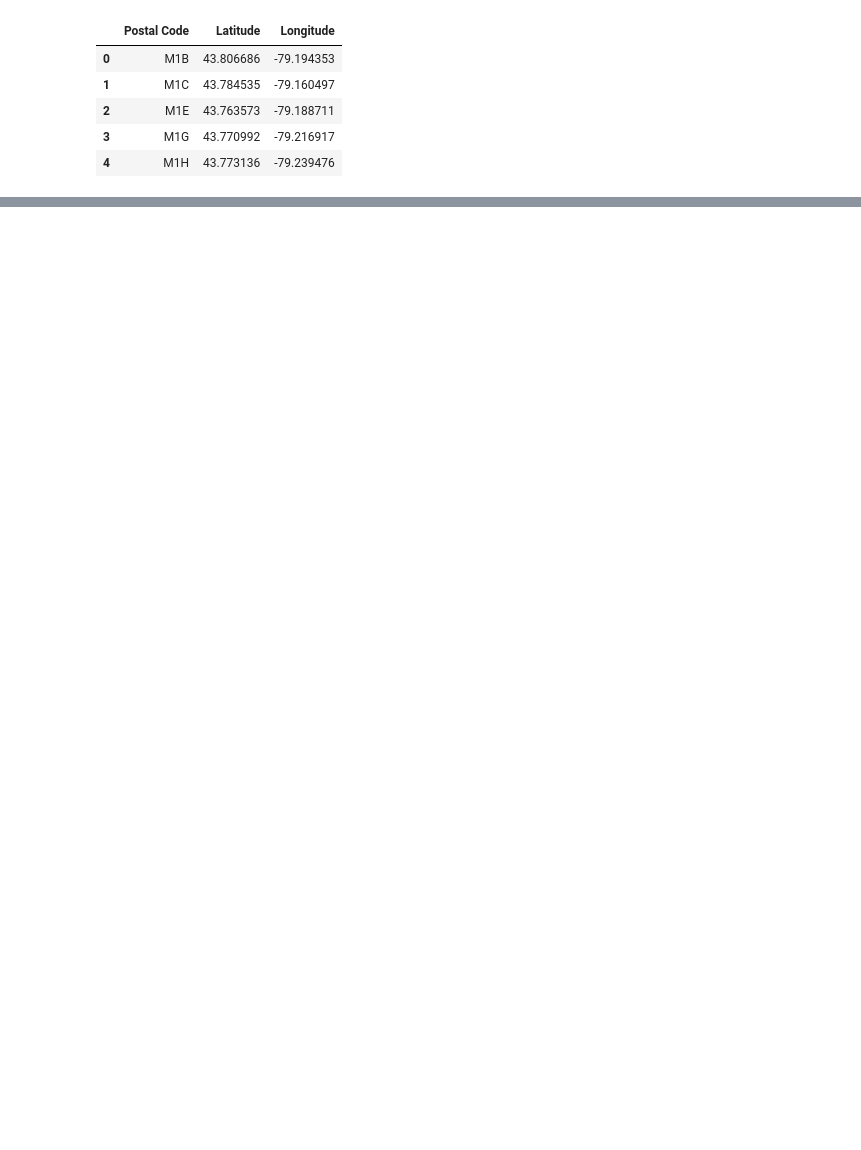
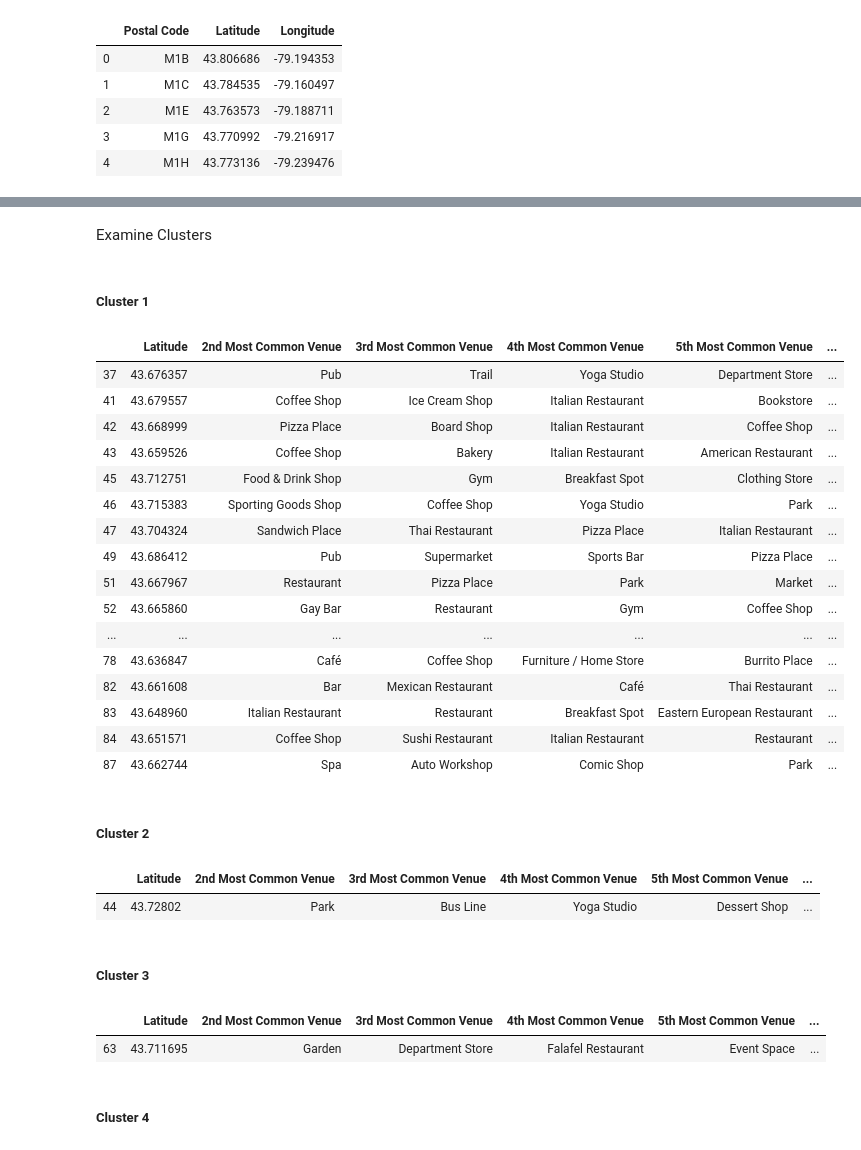
Before and after one commit to cocoftn/Recommander-System, a Jupyter notebook: capstone-2.ipynb, the cells around one changed output, grey strips where cells are left out. Cells and saved outputs as stored; diff of their text form; code cells hidden in the pictures; blank space fills up the shorter version.

```diff
--- a/capstone-2.ipynb
+++ b/capstone-2.ipynb
@@ -109,0 +309,3 @@ merged_df.head()
+# %%
+toronto_grouped = toronto_onehot.groupby('Neighborhood').mean().reset_index()
+toronto_grouped.head()
@@ -109,0 +339,6 @@ merged_df.head()
+# %%
+def return_most_common_venues(row, num_top_venues):
+    row_categories = row.iloc[1:]
+    row_categories_sorted = row_categories.sort_values(ascending=False)
+
+    return row_categories_sorted.index.values[0:num_top_venues]
@@ -109,0 +347,21 @@ merged_df.head()
+# %%
+num_top_venues = 10
+
+indicators = ['st', 'nd', 'rd']
+
+# create columns according to number of top venues
+columns = ['Neighborhood']
+for ind in np.arange(num_top_venues):
+    try:
+        columns.append('{}{} Most Common Venue'.format(ind+1, indicators[ind]))
+    except:
+        columns.append('{}th Most Common Venue'.format(ind+1))
+
+# create a new dataframe
+neighborhoods_venues_sorted = pd.DataFrame(columns=columns)
+neighborhoods_venues_sorted['Neighborhood'] = toronto_grouped['Neighborhood']
+
+for ind in np.arange(toronto_grouped.shape[0]):
+    neighborhoods_venues_sorted.iloc[ind, 1:] = return_most_common_venues(toronto_grouped.iloc[ind, :], num_top_venues)
+
+neighborhoods_venues_sorted.head()
@@ -109,0 +375,8 @@ merged_df.head()
+# %%
+# add clustering labels
+neighborhoods_venues_sorted.insert(0, 'Cluster Labels', kmeans.labels_)
+
+toronto_merged = df_toronto[['Neighborhood','Latitude','Longitude']].drop_duplicates()
+
+# merge toronto_grouped with toronto_data to add latitude/longitude for each neighborhood
+toronto_merged = toronto_merged.join(neighborhoods_venues_sorted.set_index('Neighborhood'), on='Neighborhood')
@@ -109,0 +422,40 @@ merged_df.head()
+# %% [markdown]
+Examine Clusters
+# %% [markdown]
+##### Cluster 1
+# %%
+toronto_merged.loc[toronto_merged['Cluster Labels'] == 0, toronto_merged.columns[[1] + list(range(5, toronto_merged.shape[1]))]]
+# %% [output]
+|  | Latitude | 2nd Most Common Venue | 3rd Most Common Venue | 4th Most Common Venue | 5th Most Common Venue | ... |
+| 37 | 43.676357 | Pub | Trail | Yoga Studio | Department Store | ... |
+| 41 | 43.679557 | Coffee Shop | Ice Cream Shop | Italian Restaurant | Bookstore | ... |
+| 42 | 43.668999 | Pizza Place | Board Shop | Italian Restaurant | Coffee Shop | ... |
+| 43 | 43.659526 | Coffee Shop | Bakery | Italian Restaurant | American Restaurant | ... |
+| 45 | 43.712751 | Food & Drink Shop | Gym | Breakfast Spot | Clothing Store | ... |
+| 46 | 43.715383 | Sporting Goods Shop | Coffee Shop | Yoga Studio | Park | ... |
+| 47 | 43.704324 | Sandwich Place | Thai Restaurant | Pizza Place | Italian Restaurant | ... |
+| 49 | 43.686412 | Pub | Supermarket | Sports Bar | Pizza Place | ... |
+| 51 | 43.667967 | Restaurant | Pizza Place | Park | Market | ... |
+| 52 | 43.665860 | Gay Bar | Restaurant | Gym | Coffee Shop | ... |
+| ... | ... | ... | ... | ... | ... | ... |
+| 78 | 43.636847 | Café | Coffee Shop | Furniture / Home Store | Burrito Place | ... |
+| 82 | 43.661608 | Bar | Mexican Restaurant | Café | Thai Restaurant | ... |
+| 83 | 43.648960 | Italian Restaurant | Restaurant | Breakfast Spot | Eastern European Restaurant | ... |
+| 84 | 43.651571 | Coffee Shop | Sushi Restaurant | Italian Restaurant | Restaurant | ... |
+| 87 | 43.662744 | Spa | Auto Workshop | Comic Shop | Park | ... |
+# %% [markdown]
+##### Cluster 2
+# %%
+toronto_merged.loc[toronto_merged['Cluster Labels'] == 1, toronto_merged.columns[[1] + list(range(5, toronto_merged.shape[1]))]]
+# %% [output]
+|  | Latitude | 2nd Most Common Venue | 3rd Most Common Venue | 4th Most Common Venue | 5th Most Common Venue | ... |
+| 44 | 43.72802 | Park | Bus Line | Yoga Studio | Dessert Shop | ... |
+# %% [markdown]
+##### Cluster 3
+# %%
+toronto_merged.loc[toronto_merged['Cluster Labels'] == 2, toronto_merged.columns[[1] + list(range(5, toronto_merged.shape[1]))]]
+# %% [output]
+|  | Latitude | 2nd Most Common Venue | 3rd Most Common Venue | 4th Most Common Venue | 5th Most Common Venue | ... |
+| 63 | 43.711695 | Garden | Department Store | Falafel Restaurant | Event Space | ... |
+# %% [markdown]
+##### Cluster 4
```
Also changed, not shown: parts of 45 cells of this notebook.
